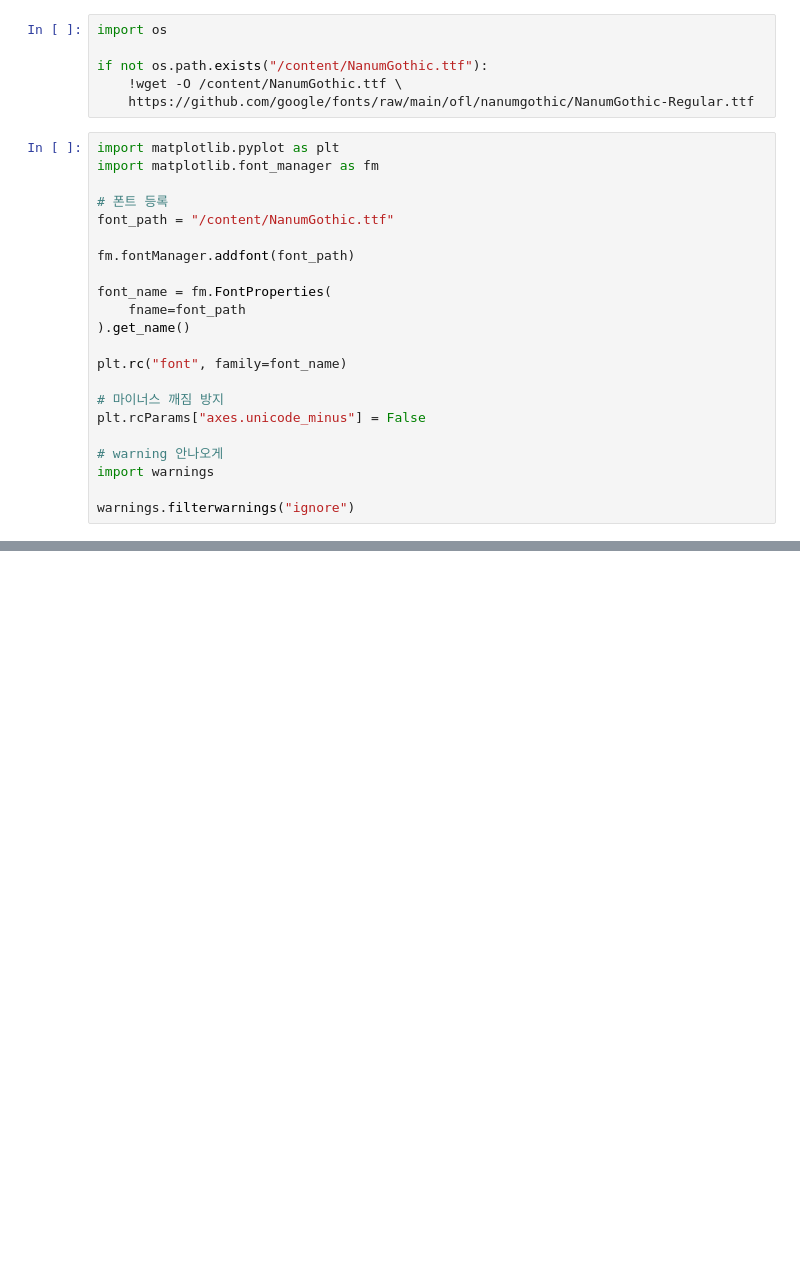
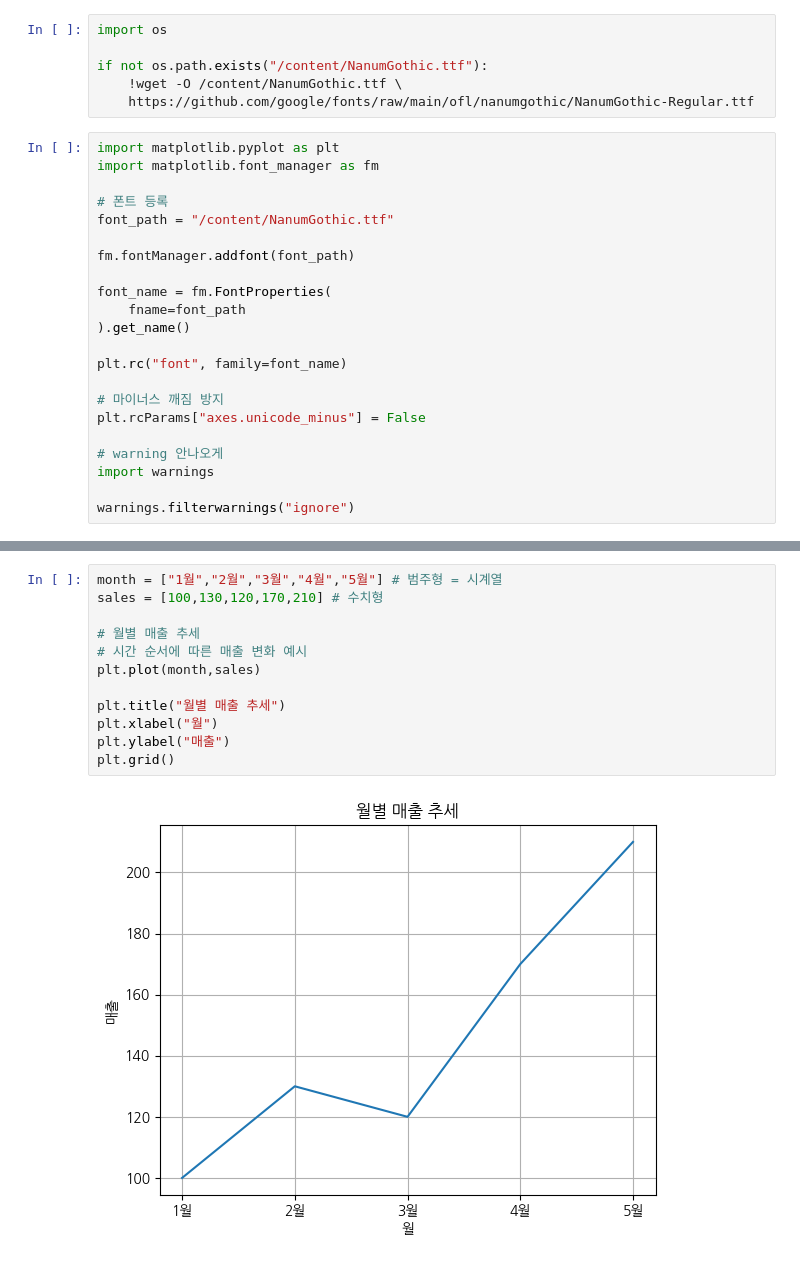
Before and after one commit to n3316202/Gwangsu-AI-Academy-teacher, a Jupyter notebook: 03.시각화/01-데이터시각화-기본챠트.ipynb, the cells around one changed output, grey strips where cells are left out. Cells and saved outputs as stored; diff of their text form; blank space fills up the shorter version.

```diff
--- a/03.시각화/01-데이터시각화-기본챠트.ipynb
+++ b/03.시각화/01-데이터시각화-기본챠트.ipynb
@@ -94,0 +109,14 @@ plt.bar(dept,count)
+# %%
+month = ["1월","2월","3월","4월","5월"] # 범주형 = 시계열
+sales = [100,130,120,170,210] # 수치형
+
+# 월별 매출 추세
+# 시간 순서에 따른 매출 변화 예시
+plt.plot(month,sales)
+
+plt.title("월별 매출 추세")
+plt.xlabel("월")
+plt.ylabel("매출")
+plt.grid()
+# %% [output]
+[figure, added]
```
Also changed, not shown: parts of 5 cells of this notebook.
